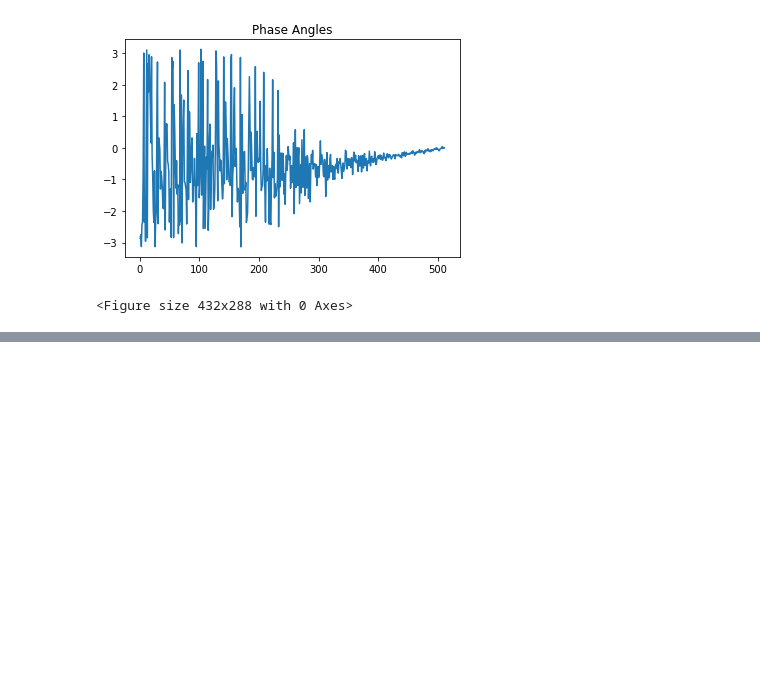
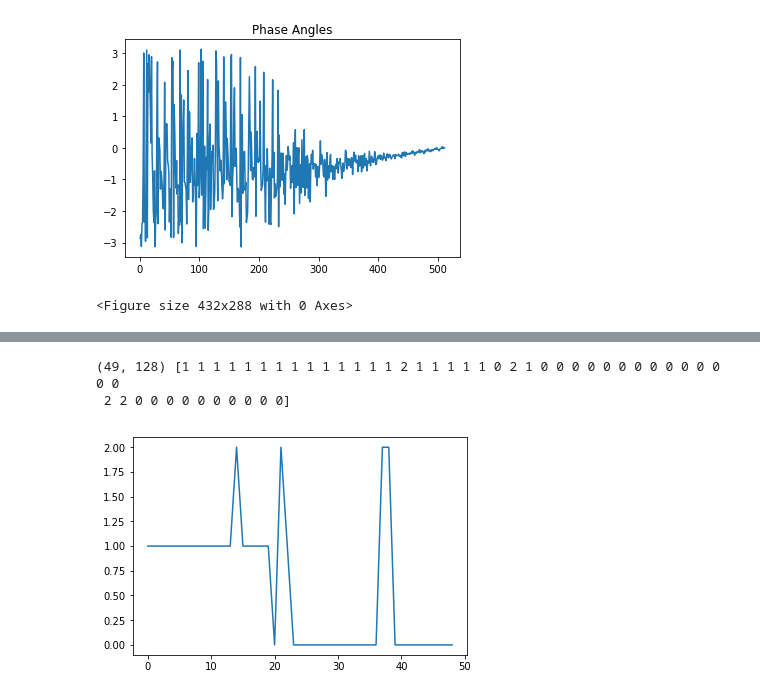
Before and after one commit to allen-n/calsens, a Jupyter notebook: Capstone.ipynb, the cells around one changed output, grey strips where cells are left out. Saved outputs shown, nothing was run; the diff lists cells and outputs as text; code cells hidden in the pictures; blank space fills up the shorter version.

```diff
--- a/Capstone.ipynb
+++ b/Capstone.ipynb
@@ -141,0 +151,13 @@ print(deltas)
+# %%
+for p in hold_out_paths:
+    Xn = oxdata.csv_to_data(p, normalize=True, fft_size=fft_size_val, sigma=sigma_val)
+    res = kmeans_optimized.predict(Xn)
+    print(Xn.shape, res)
+    plt.clf()
+#     plt.bar(np.arange(len(res)), res)
+    plt.plot(res)
+    plt.show()
+# %% [output]
+(49, 128) [1 1 1 1 1 1 1 1 1 1 1 1 1 1 2 1 1 1 1 1 0 2 1 0 0 0 0 0 0 0 0 0 0 0 0 0 0
+ 2 2 0 0 0 0 0 0 0 0 0 0]
+[figure, added]
```
Also changed, not shown: parts of 6 cells of this notebook, 1 other file.
